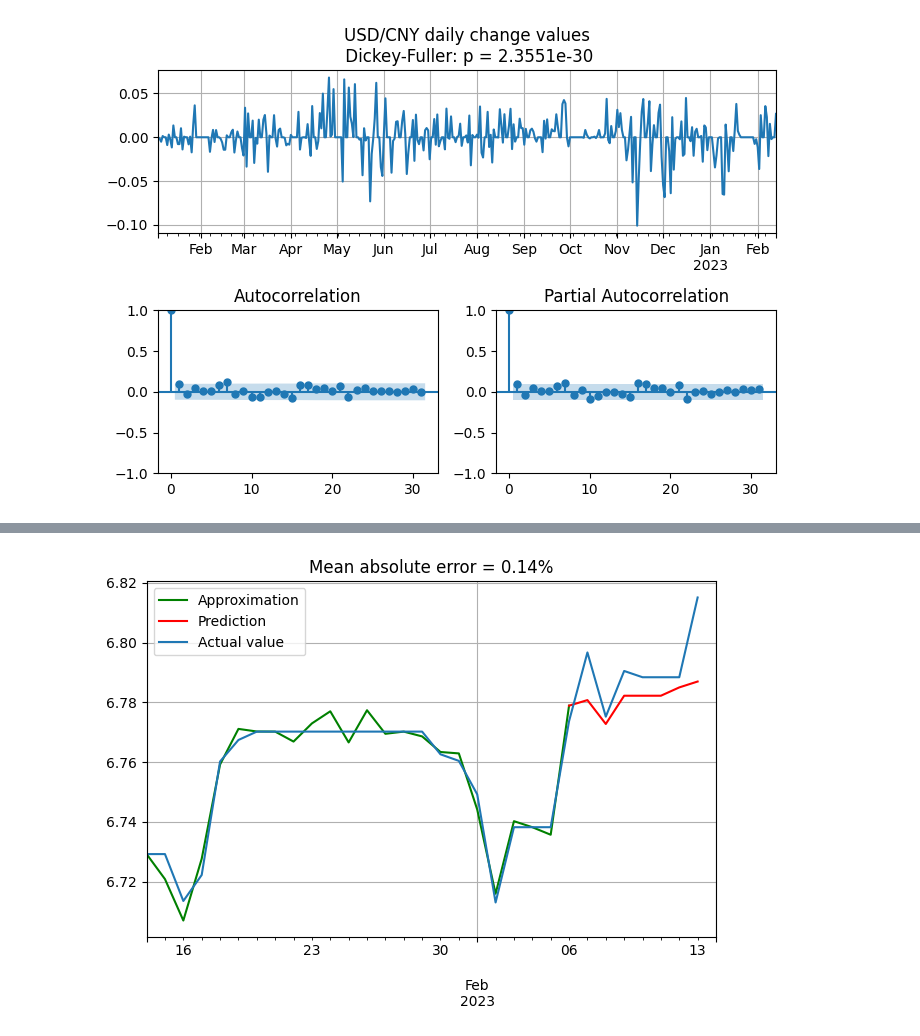
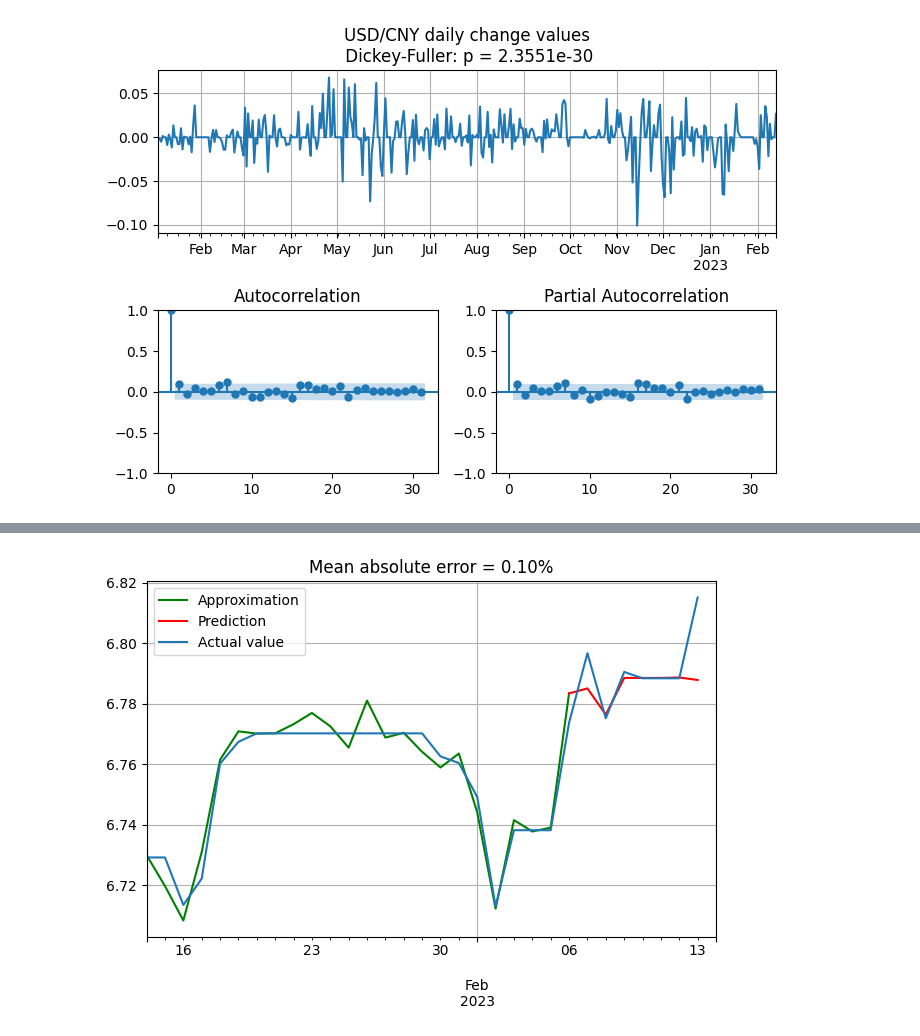
Before and after one commit to mfraynt/Currencies, a Jupyter notebook: Forecast 2.0.ipynb, the cells around one changed output, grey strips where cells are left out. Drawn from its saved outputs; the diff is of its cells as text; code cells hidden in the pictures.

```diff
--- a/Forecast 2.0.ipynb
+++ b/Forecast 2.0.ipynb
@@ -83,0 +95,28 @@ plot_correl(df1.DIFF, 'USD/CNY daily change')
+# %%
+import warnings
+warnings.filterwarnings('ignore')
+
+train = df1[:int(len(df1)-7)]
+test = df1[-7: ]
+
+best_aic=float('inf')
+for case in tqdm(params):
+    p = case[0]
+    d = 1
+    q = case[1]
+    P = case[2]
+    Q = case[3]
+    s = 7
+    try:
+        model =  sm.tsa.SARIMAX(
+            endog=train.VALUE,
+            order=(p,d,q),
+            seasonal_order=(P,D,Q,s)
+        ).fit()
+    except:
+        continue
+    if model.aic < best_aic:
+        best_aic = model.aic
+        best_model = model
+        best_param = case
+best_model.summary()
@@ -84,25 +144,14 @@ plot_correl(df1.DIFF, 'USD/CNY daily change')
 # %%
-train = df1[:int(len(df1)-7)]
-test = df1[-7: ]
-
-model =  sm.tsa.SARIMAX(
-    endog=train.VALUE,
-    order=(1,1,0),
-    seasonal_order=(1,1,1,7)
-).fit()
-
-model.summary()
-
 def mse_p(y_true, y_pred):
     return np.mean(np.abs((y_true - y_pred) / y_true))
 
-y_approx = model.predict(len(df1)-31, len(df1)-7).shift(-1)
+y_approx = best_model.predict(len(df1)-31, len(df1)-7).shift(-1)
 y_approx.plot(color='green')
-y_pred = model.predict(len(df1)-8, len(df1)).shift(-1)
+y_pred = best_model.predict(len(df1)-8, len(df1)).shift(-1)
 y_pred.plot(color='red')
 df1.VALUE[-31:].plot()
 plt.legend(['Approximation','Prediction', 'Actual value']);
 plt.grid()
 plt.title(f"Mean absolute error = {mse_p(df1.VALUE[-8:],y_pred):0.2%}");
 # %% [output]
-[figure, old version]
+[figure, new version]
```
Also changed, not shown: parts of 3 cells of this notebook.
